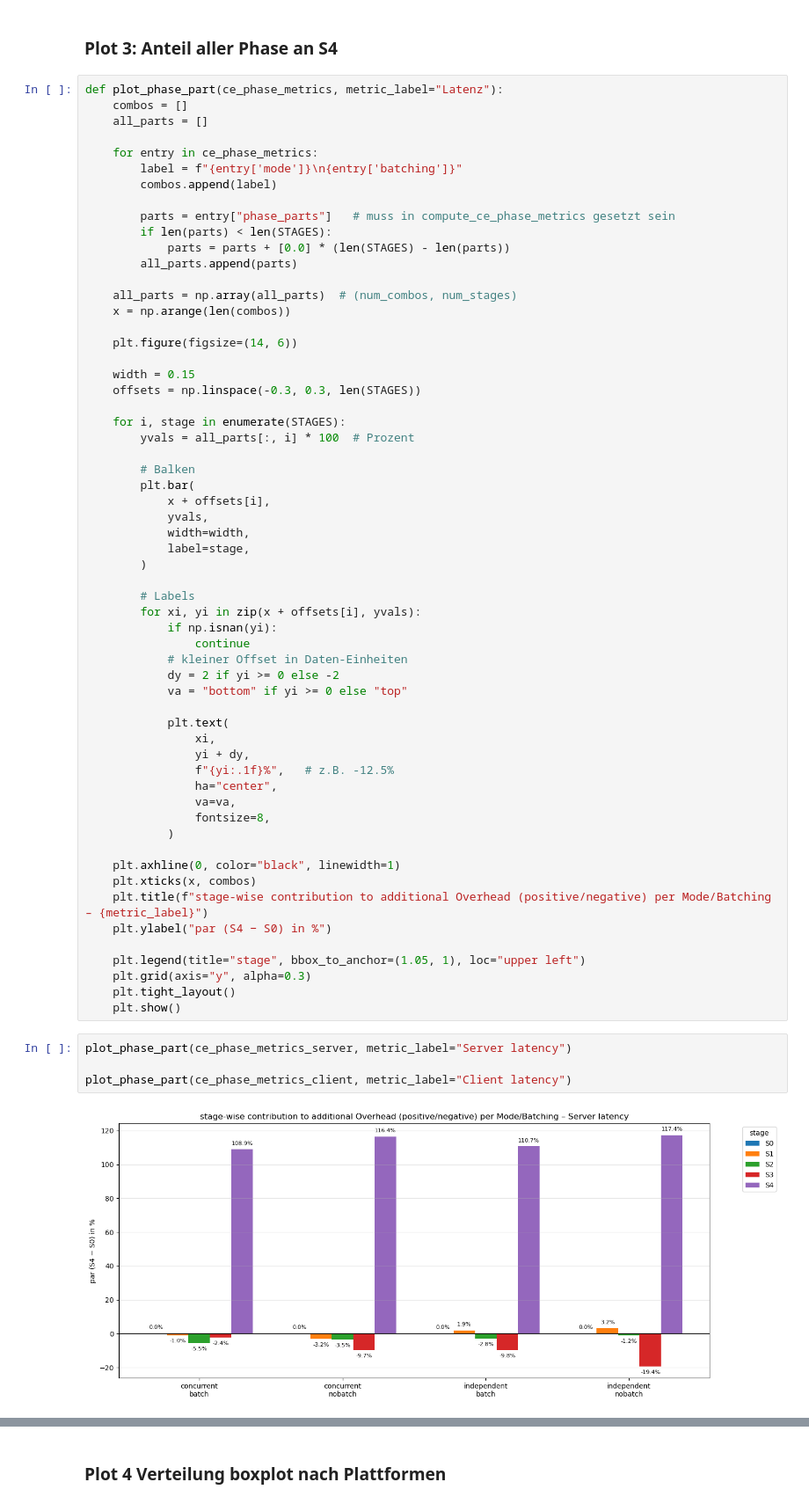
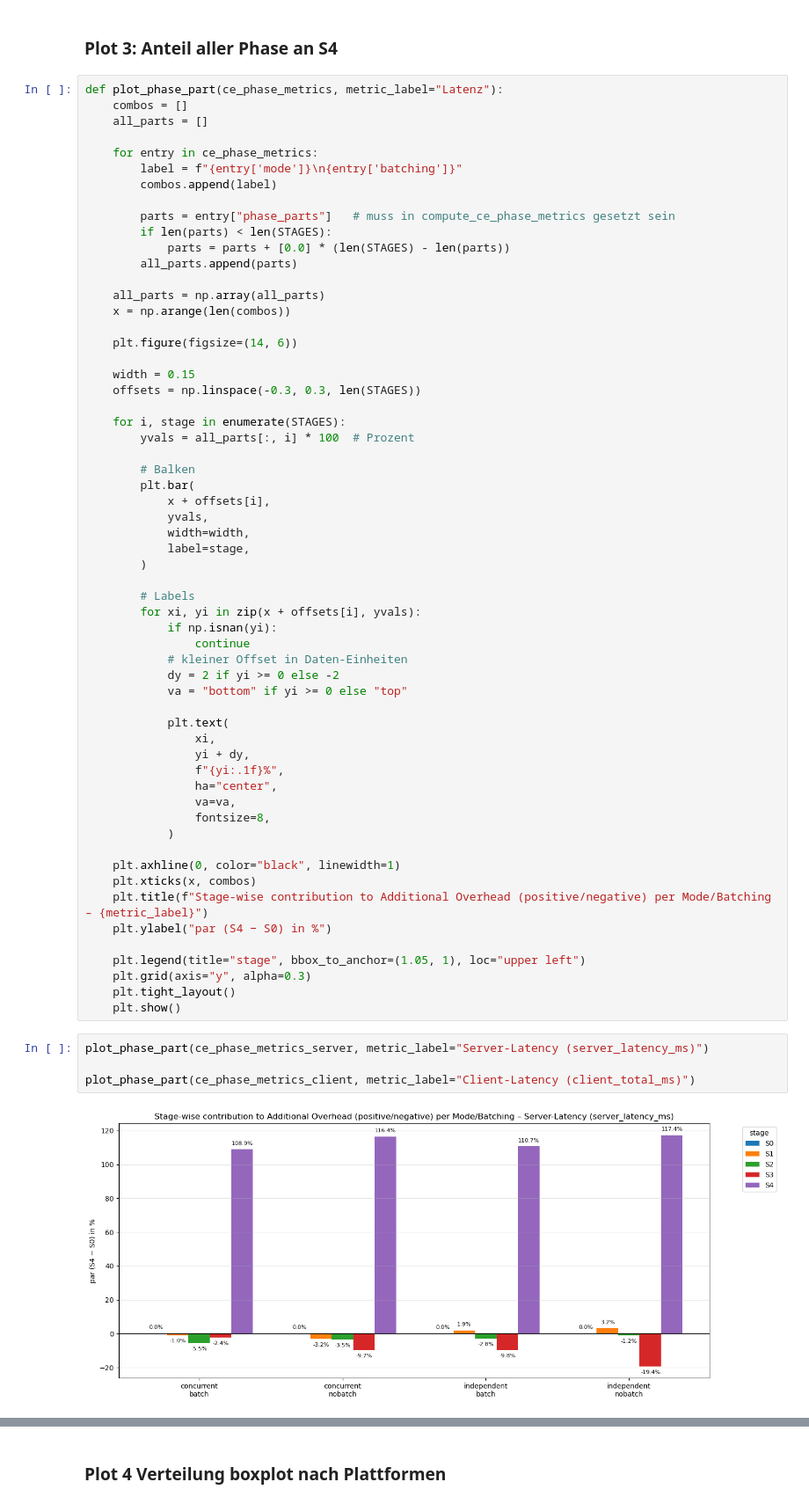
Before and after one commit to susannahufnagl/cloud-run-latency-analysis, a Jupyter notebook: analysis/Untitled.ipynb, the cells around one changed output, grey strips where cells are left out. Shown at 88% size. Saved outputs shown, nothing was run; the diff lists cells and outputs as text.

```diff
--- a/analysis/Untitled.ipynb
+++ b/analysis/Untitled.ipynb
@@ -691,7 +690,7 @@ def plot_phase_part(ce_phase_metrics, metric_label="Latenz"):
             parts = parts + [0.0] * (len(STAGES) - len(parts))
         all_parts.append(parts)
 
-    all_parts = np.array(all_parts)  # (num_combos, num_stages)
+    all_parts = np.array(all_parts)
     x = np.arange(len(combos))
 
     plt.figure(figsize=(14, 6))
@@ -721,7 +720,7 @@ def plot_phase_part(ce_phase_metrics, metric_label="Latenz"):
             plt.text(
                 xi,
                 yi + dy,
-                f"{yi:.1f}%",   # z.B. -12.5%
+                f"{yi:.1f}%",
                 ha="center",
                 va=va,
                 fontsize=8,
@@ -729,7 +728,7 @@ def plot_phase_part(ce_phase_metrics, metric_label="Latenz"):
 
     plt.axhline(0, color="black", linewidth=1)
     plt.xticks(x, combos)
-    plt.title(f"stage-wise contribution to additional Overhead (positive/negative) per Mode/Batching – {metric_label}")
+    plt.title(f"Stage-wise contribution to Additional Overhead (positive/negative) per Mode/Batching – {metric_label}")
     plt.ylabel("par (S4 − S0) in %")
 
     plt.legend(title="stage", bbox_to_anchor=(1.05, 1), loc="upper left")
@@ -737,8 +736,8 @@ def plot_phase_part(ce_phase_metrics, metric_label="Latenz"):
     plt.tight_layout()
     plt.show()
 # %%
-plot_phase_part(ce_phase_metrics_server, metric_label="Server latency")
+plot_phase_part(ce_phase_metrics_server, metric_label="Server-Latency (server_latency_ms)")
 
-plot_phase_part(ce_phase_metrics_client, metric_label="Client latency")
+plot_phase_part(ce_phase_metrics_client, metric_label="Client-Latency (client_total_ms)")
 # %% [output]
-[figure, old version]
+[figure, new version]
```
Also changed, not shown: parts of 11 cells of this notebook, 2 other files.
